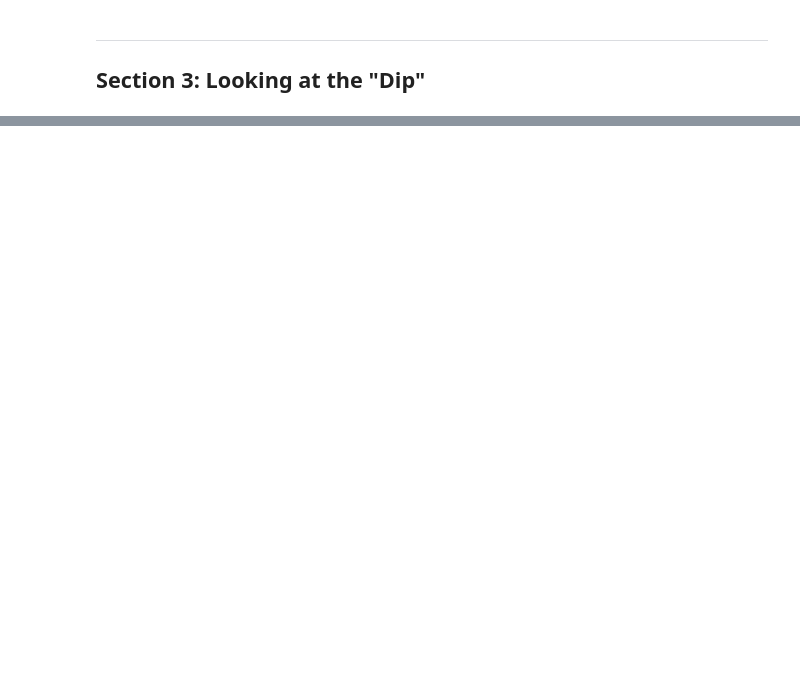
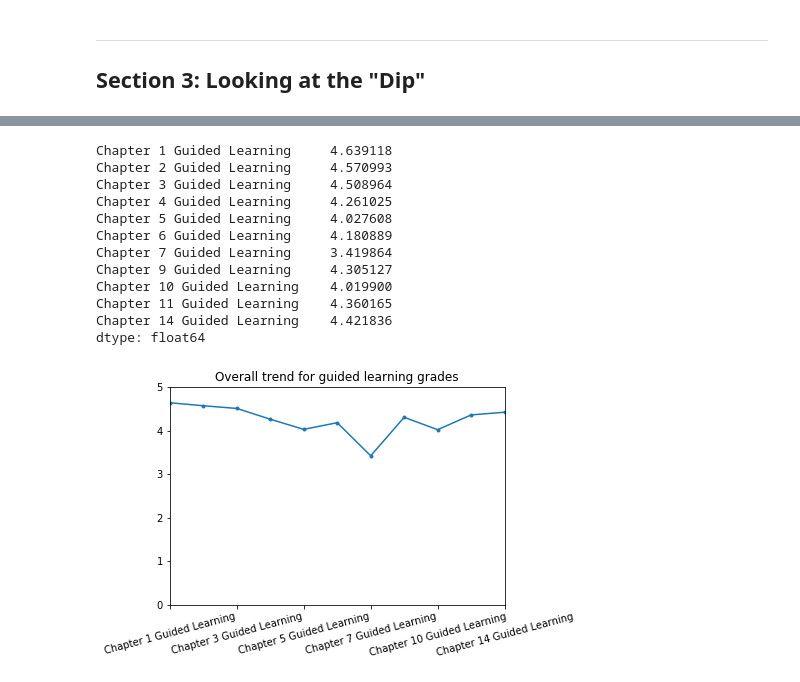
Before and after one commit to erowe99/springboard, a Jupyter notebook: Unit 6/Statistical Analysis.ipynb, the cells around one changed output, grey strips where cells are left out. Saved outputs shown, nothing was run; the diff lists cells and outputs as text; code cells hidden in the pictures; blank space fills up the shorter version.

```diff
--- a/Unit 6/Statistical Analysis.ipynb
+++ b/Unit 6/Statistical Analysis.ipynb
@@ -691,0 +729,21 @@ The report that needs to be submitted to springboard will markdown page with ins
+# %%
+#Overall trend for guided learning grades
+guided_learning_grades = detailed_grades.iloc[:, 6:20].sum()/detailed_grades.shape[0]
+guided_learning_grades_sorted = pd.concat([guided_learning_grades[:1],guided_learning_grades[4:],guided_learning_grades[1:4]])
+_ = guided_learning_grades_sorted.plot(marker = '.', title = 'Overall trend for guided learning grades', yticks = range(6))
+_ = plt.xticks(rotation = 15)
+guided_learning_grades_sorted
+# %% [output]
+Chapter 1 Guided Learning     4.639118
+Chapter 2 Guided Learning     4.570993
+Chapter 3 Guided Learning     4.508964
+Chapter 4 Guided Learning     4.261025
+Chapter 5 Guided Learning     4.027608
+Chapter 6 Guided Learning     4.180889
+Chapter 7 Guided Learning     3.419864
+Chapter 9 Guided Learning     4.305127
+Chapter 10 Guided Learning    4.019900
+Chapter 11 Guided Learning    4.360165
+Chapter 14 Guided Learning    4.421836
+dtype: float64
+[figure, added]
```
Also changed, not shown: parts of 31 cells of this notebook.
